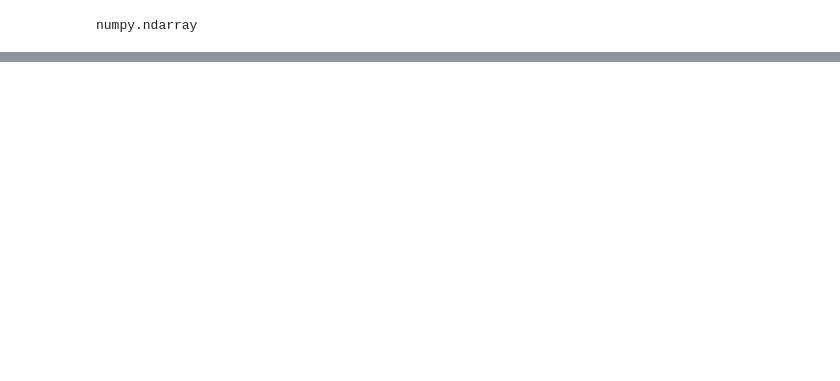
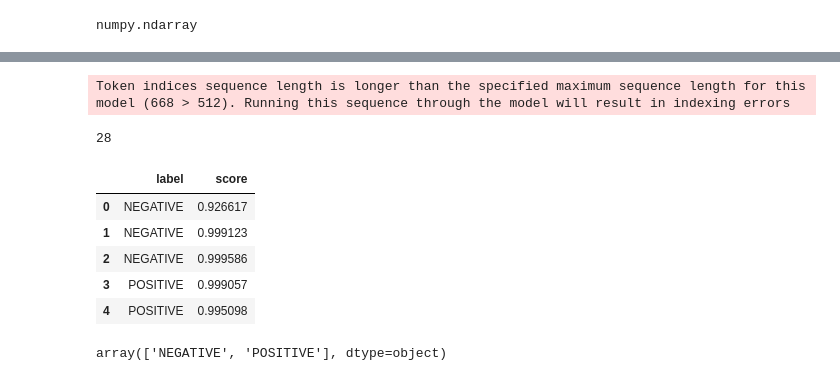
Before and after one commit to Oluwajuwon-O/sentiment_analysis, a Jupyter notebook: getting_started.ipynb, the cells around one changed output, grey strips where cells are left out. Cells and saved outputs as stored; diff of their text form; code cells hidden in the pictures; blank space fills up the shorter version.

```diff
--- a/getting_started.ipynb
+++ b/getting_started.ipynb
@@ -188,0 +170,14 @@ Was told we can not take hand luggage onto the plane as all overhead cabins were
+# %%
+sentiments = []
+errors_index = []
+for index,review in enumerate(reviews_df['review'].to_list(), start = 1):
+  try:
+    sentiments.append(trans_pipeline(review))
+  except:
+    errors_index.append(index)
+# %% [output]
+Token indices sequence length is longer than the specified maximum sequence length for this model (668 > 512). Running this sequence through the model will result in indexing errors
+# %%
+len(errors_index)
+# %% [output]
+28
@@ -188,0 +196,14 @@ Was told we can not take hand luggage onto the plane as all overhead cabins were
+# %%
+df = pd.DataFrame([d[0] for d in sentiments])
+df.head()
+# %% [output]
+|  | label | score |
+| 0 | NEGATIVE | 0.926617 |
+| 1 | NEGATIVE | 0.999123 |
+| 2 | NEGATIVE | 0.999586 |
+| 3 | POSITIVE | 0.999057 |
+| 4 | POSITIVE | 0.995098 |
+# %%
+df['label'].unique()
+# %% [output]
+array(['NEGATIVE', 'POSITIVE'], dtype=object)
```
Also changed, not shown: parts of 25 cells of this notebook.
